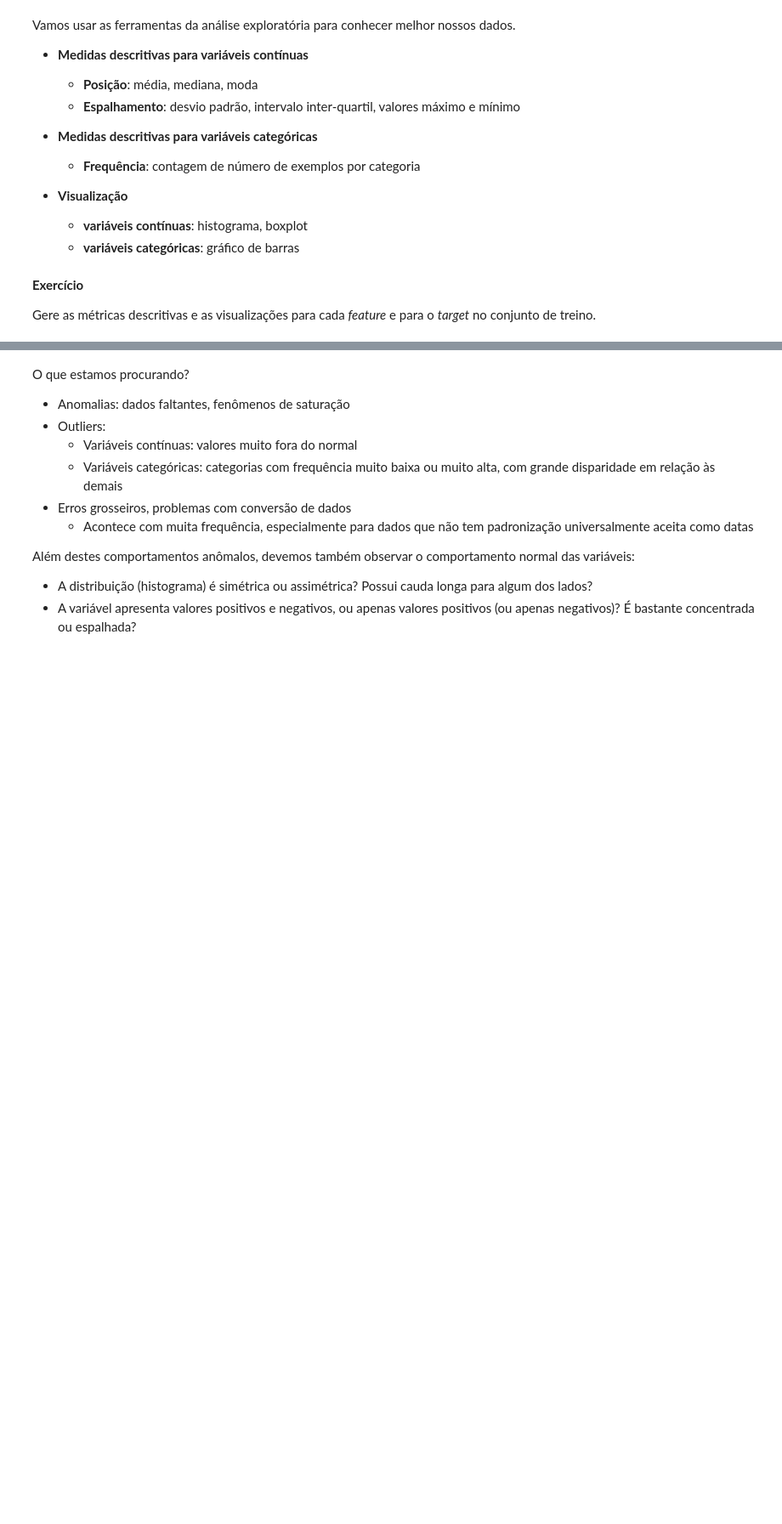
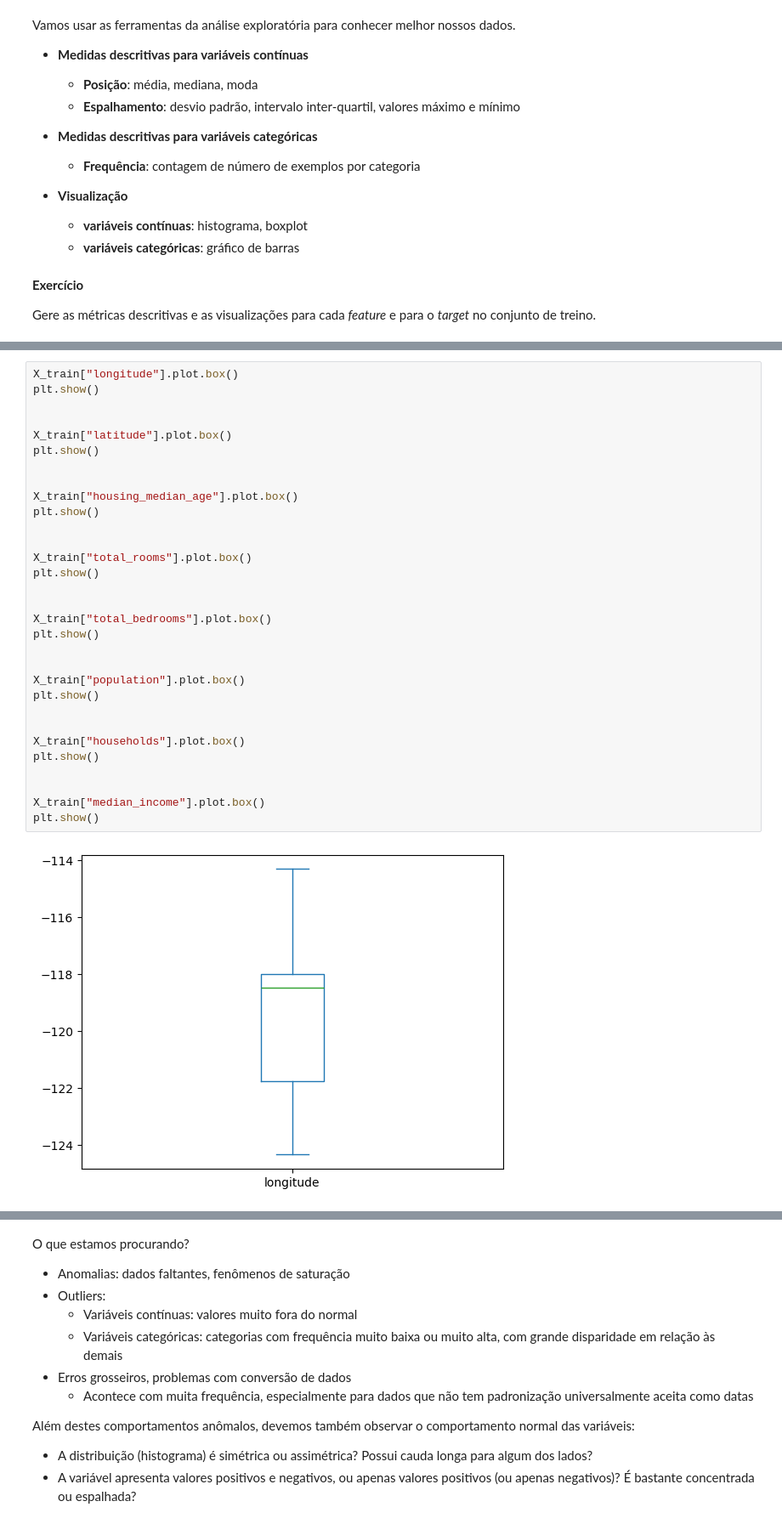
Before and after one commit to guedera/aulasMachineLearning, a Jupyter notebook: Aula02/ML_Aula_2.ipynb, the cells around one changed output, grey strips where cells are left out. Shown at 85% size. Cells and saved outputs as stored; diff of their text form; blank space fills up the shorter version.

```diff
--- a/Aula02/ML_Aula_2.ipynb
+++ b/Aula02/ML_Aula_2.ipynb
@@ -169,0 +257,33 @@ Gere as métricas descritivas e as visualizações para cada *feature* e para o
+# %%
+X_train["longitude"].plot.box()
+plt.show()
+
+
+X_train["latitude"].plot.box()
+plt.show()
+
+
+X_train["housing_median_age"].plot.box()
+plt.show()
+
+
+X_train["total_rooms"].plot.box()
+plt.show()
+
+
+X_train["total_bedrooms"].plot.box()
+plt.show()
+
+
+X_train["population"].plot.box()
+plt.show()
+
+
+X_train["households"].plot.box()
+plt.show()
+
+
+X_train["median_income"].plot.box()
+plt.show()
+# %% [output]
+[figure, added]
```
Also changed, not shown: parts of 16 cells of this notebook, 1 other file.
